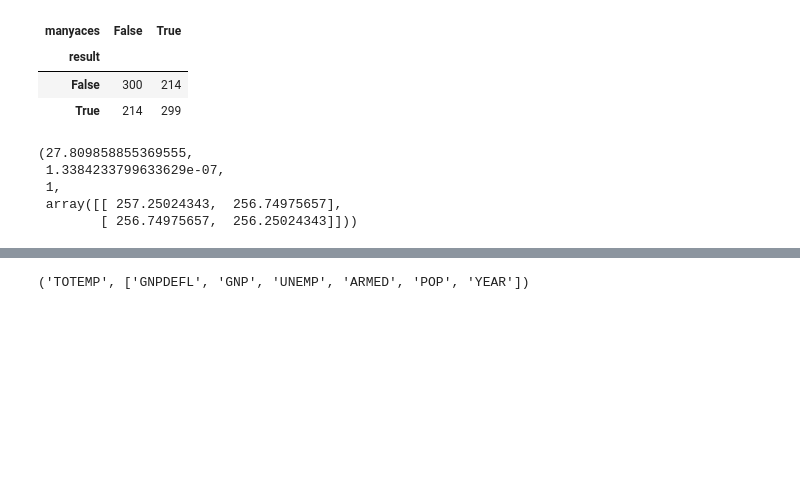
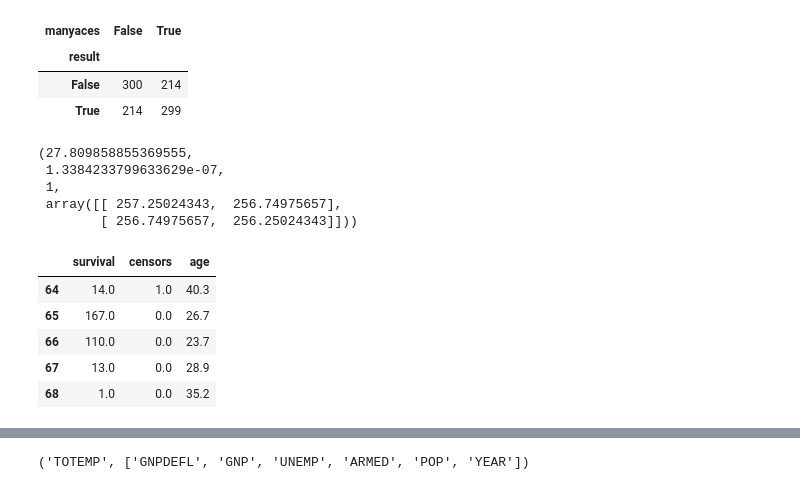
Before and after one commit to discocactus/IPython_DataScienceCookBook, a Jupyter notebook: IPythonDSCB_7.ipynb, the cells around one changed output, grey strips where cells are left out. Drawn from its saved outputs; the diff is of its cells as text; code cells hidden in the pictures; blank space fills up the shorter version.

```diff
--- a/IPythonDSCB_7.ipynb
+++ b/IPythonDSCB_7.ipynb
@@ -205,0 +214,9 @@ st.chi2_contingency(_) # カイ二乗検定、2番目の値がp値
+# %%
+data.tail()
+# %% [output]
+|  | survival | censors | age |
+| 64 | 14.0 | 1.0 | 40.3 |
+| 65 | 167.0 | 0.0 | 26.7 |
+| 66 | 110.0 | 0.0 | 23.7 |
+| 67 | 13.0 | 0.0 | 28.9 |
+| 68 | 1.0 | 0.0 | 35.2 |
```
Also changed, not shown: parts of 14 cells of this notebook.
